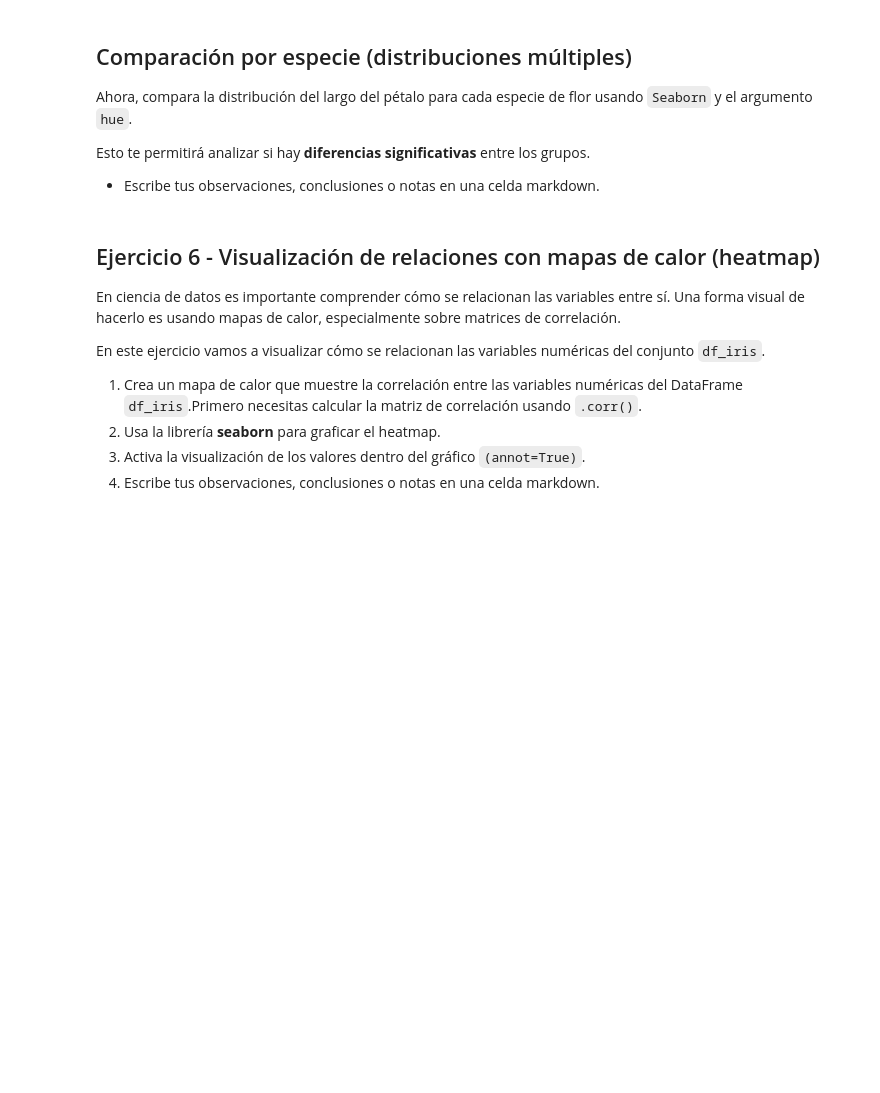
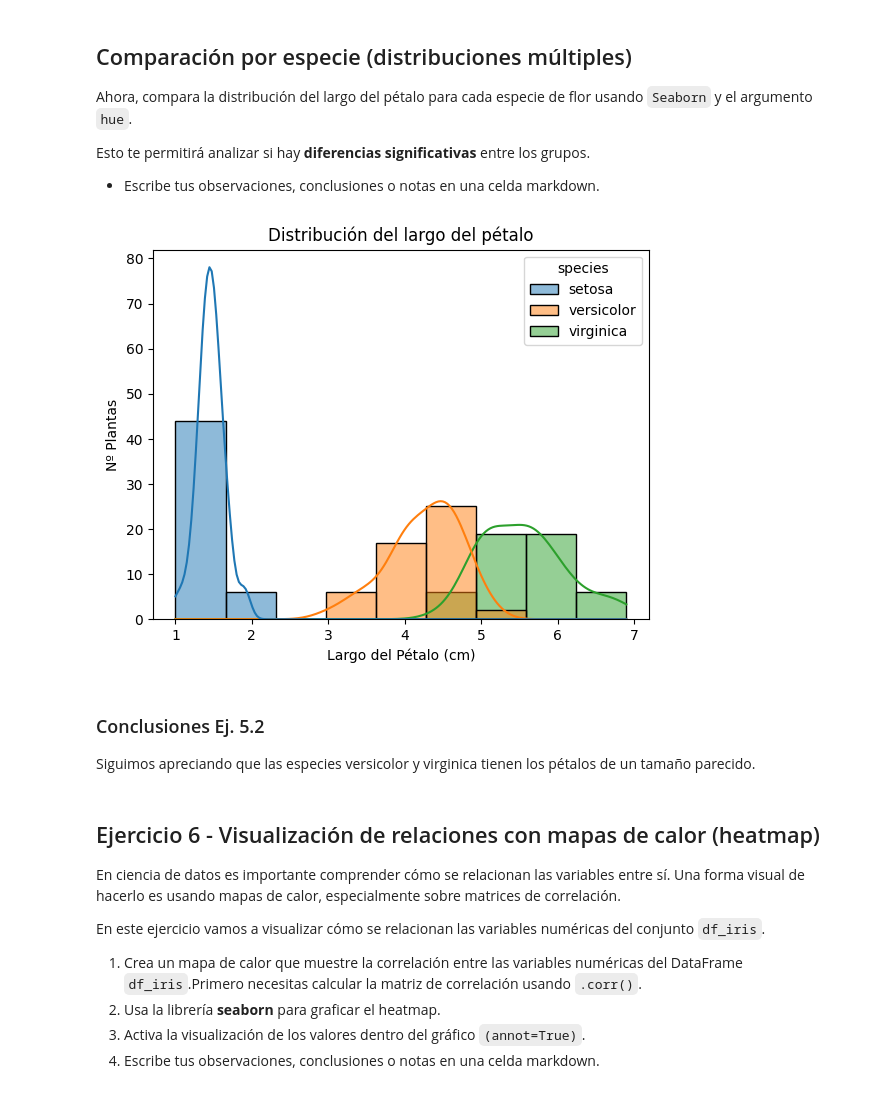
Before and after one commit to 4GeeksAcademy/sarayruiz---visualizacion, a Jupyter notebook: notebook/03-project-visualization.ipynb, the cells around one changed output. Cells and saved outputs as stored; diff of their text form; code cells hidden in the pictures; blank space fills up the shorter version.

```diff
--- a/notebook/03-project-visualization.ipynb
+++ b/notebook/03-project-visualization.ipynb
@@ -259,7 +270,16 @@ Esto te permitirá analizar si hay **diferencias significativas** entre los grup
 
 - Escribe tus observaciones, conclusiones o notas en una celda markdown.
 # %%
-# Tu código
+sns.histplot(data = df_iris, x = 'petal length (cm)', hue = 'species', kde=True)
+plt.xlabel('Largo del Pétalo (cm)')
+plt.ylabel('Nº Plantas')
+plt.title("Distribución del largo del pétalo")
+plt.show()
+# %% [output]
+[figure, added]
+# %% [markdown]
+### Conclusiones Ej. 5.2
+Siguimos apreciando que las especies versicolor y virginica tienen los pétalos de un tamaño parecido.
 # %% [markdown]
 ## Ejercicio 6 - Visualización de relaciones con mapas de calor (heatmap)
 
```
Also changed, not shown: parts of 17 cells of this notebook.
